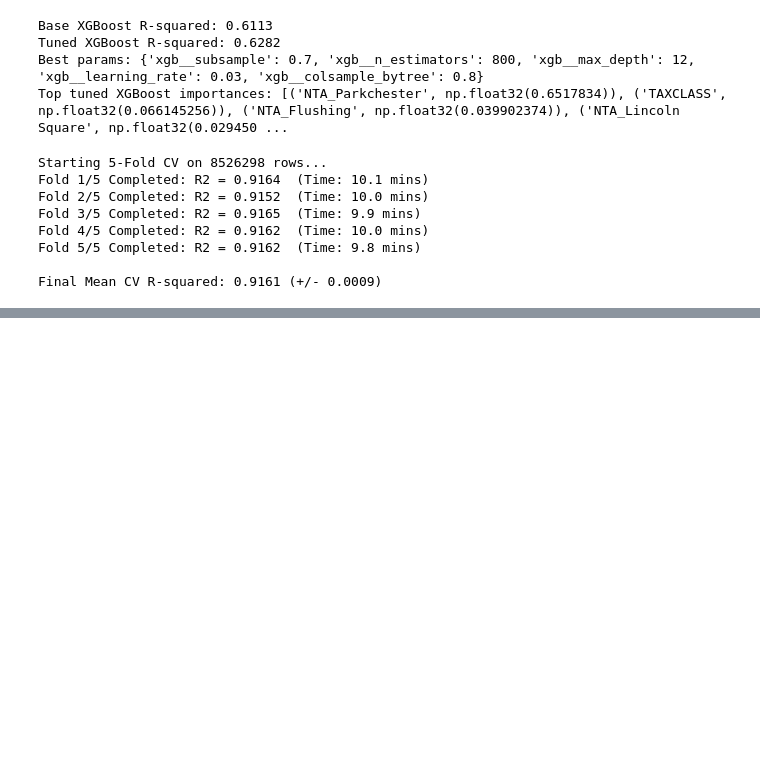
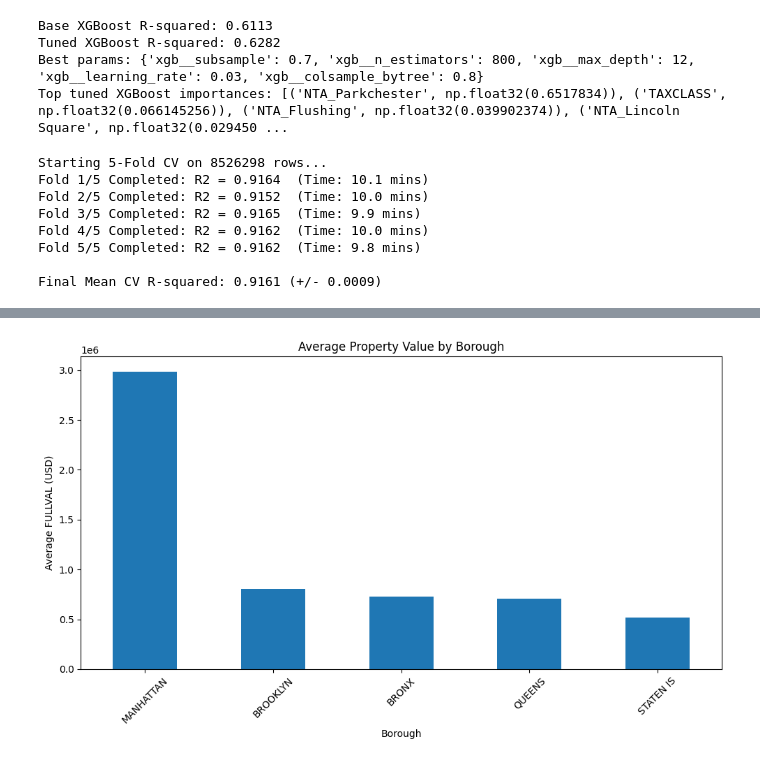
Before and after one commit to z-ferg/UrbanComputing_Final, a Jupyter notebook: src/analysis/evaluate.ipynb, the cells around one changed output, grey strips where cells are left out. Saved outputs shown, nothing was run; the diff lists cells and outputs as text; code cells hidden in the pictures; blank space fills up the shorter version.

```diff
--- a/src/analysis/evaluate.ipynb
+++ b/src/analysis/evaluate.ipynb
@@ -226,0 +312,15 @@ plt.show()
+# %%
+# Average Property Value by Borough
+
+borough_avg = df.groupby('Borough')['FULLVAL'].mean().sort_values(ascending=False)
+
+plt.figure(figsize=(10, 6))
+borough_avg.plot(kind='bar')
+plt.ylabel('Average FULLVAL (USD)')
+plt.title('Average Property Value by Borough')
+plt.xticks(rotation=45)
+plt.tight_layout()
+plt.savefig('fig4_value_by_borough.png', dpi=300)
+plt.show()
+# %% [output]
+[figure, added]
```
Also changed, not shown: parts of 4 cells of this notebook, 7 other files.
